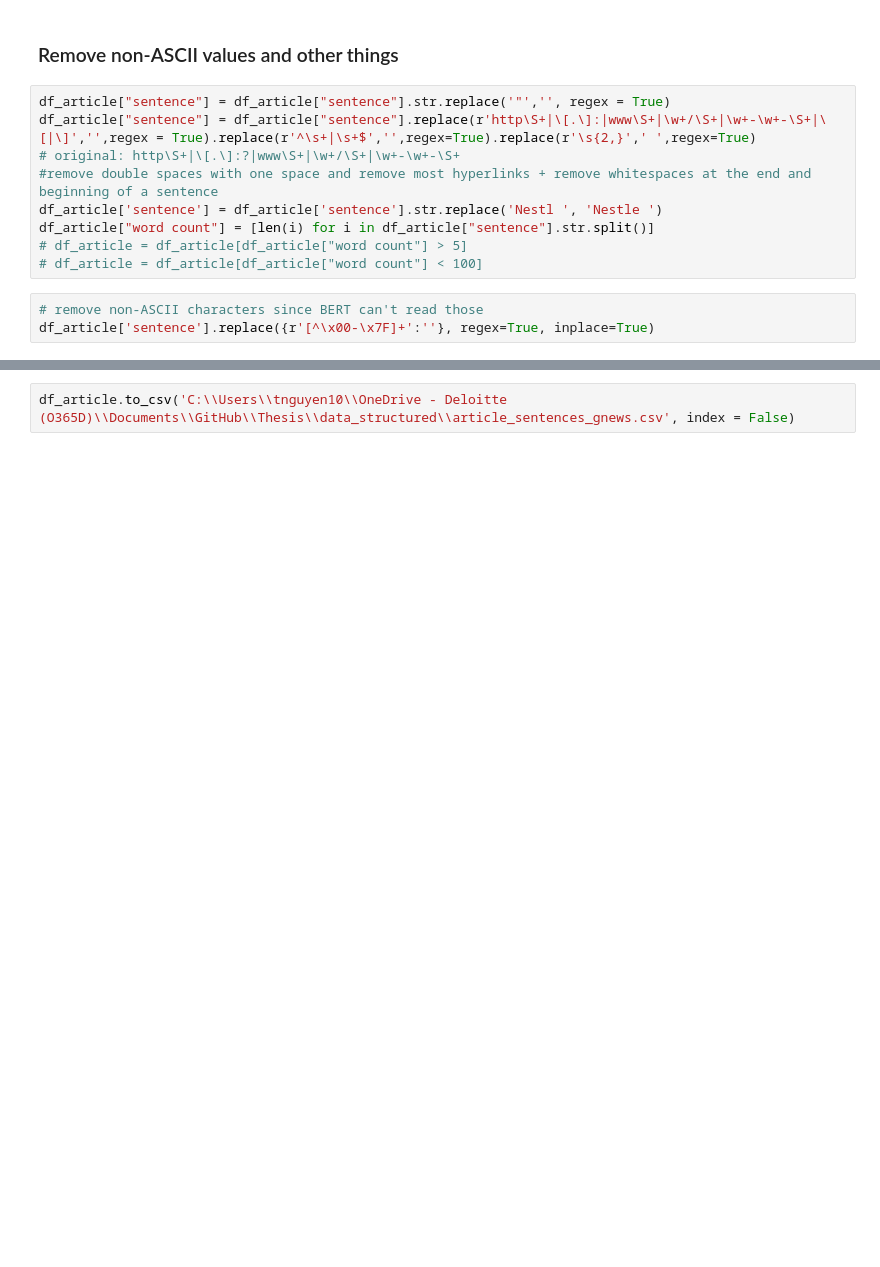
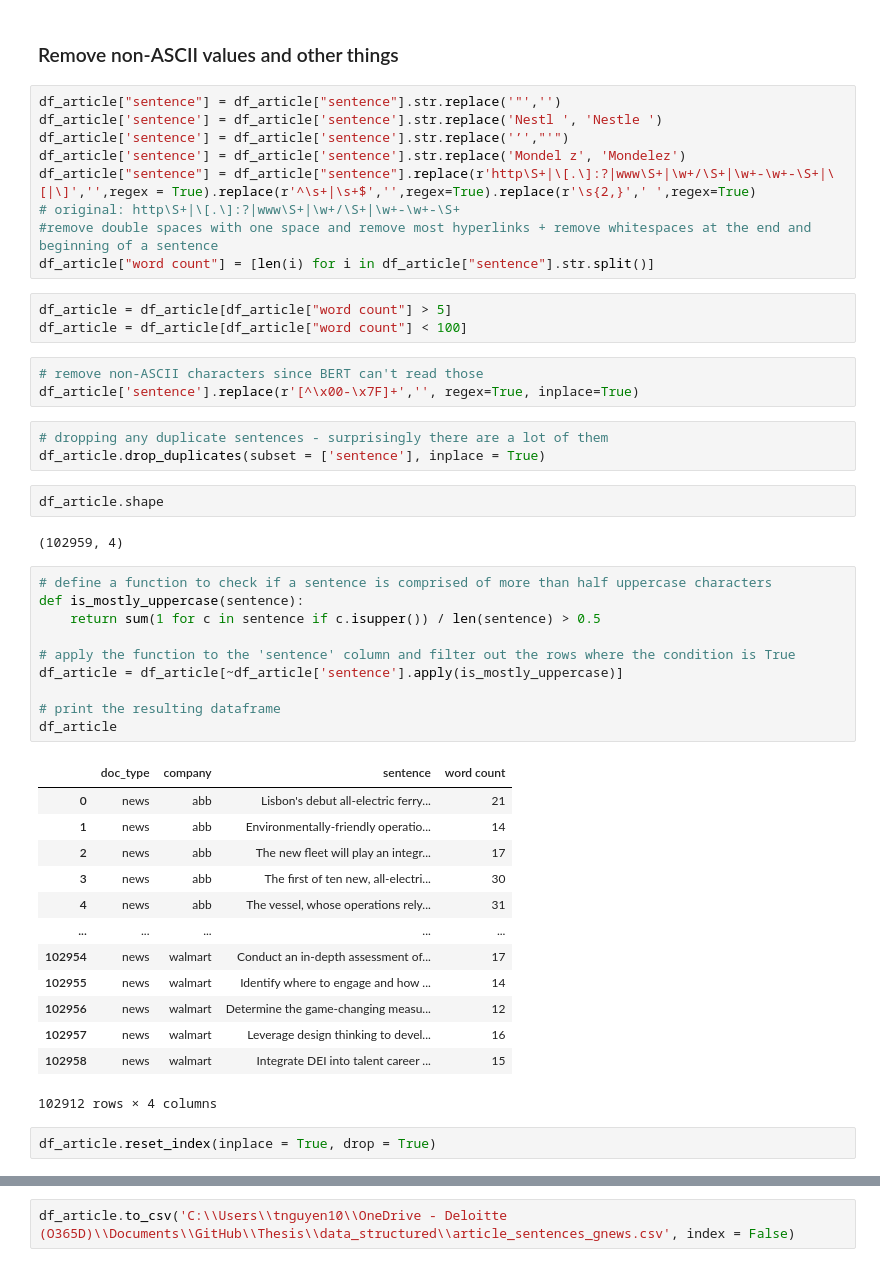
Before and after one commit to dathanh-nguyen/Thesis, a Jupyter notebook: data_pre-processing/GNews_scraping.ipynb, the cells around one changed output, grey strips where cells are left out. Saved outputs shown, nothing was run; the diff lists cells and outputs as text; blank space fills up the shorter version.

```diff
--- a/data_pre-processing/GNews_scraping.ipynb
+++ b/data_pre-processing/GNews_scraping.ipynb
@@ -659,17 +816,53 @@ In total there are 5209 articles, including the pdf ones. There are 105885 sente
 # %% [markdown]
 ### Remove non-ASCII values and other things
 # %%
-df_article["sentence"] = df_article["sentence"].str.replace('"','', regex = True)
-df_article["sentence"] = df_article["sentence"].replace(r'http\S+|\[.\]:|www\S+|\w+/\S+|\w+-\w+-\S+|\[|\]','',regex = True).replace(r'^\s+|\s+$','',regex=True).replace(r'\s{2,}',' ',regex=True)
+df_article["sentence"] = df_article["sentence"].str.replace('"','')
+df_article['sentence'] = df_article['sentence'].str.replace('Nestl ', 'Nestle ')
+df_article['sentence'] = df_article['sentence'].str.replace('’',"'")
+df_article['sentence'] = df_article['sentence'].str.replace('Mondel z', 'Mondelez')
+df_article["sentence"] = df_article["sentence"].replace(r'http\S+|\[.\]:?|www\S+|\w+/\S+|\w+-\w+-\S+|\[|\]','',regex = True).replace(r'^\s+|\s+$','',regex=True).replace(r'\s{2,}',' ',regex=True)
 # original: http\S+|\[.\]:?|www\S+|\w+/\S+|\w+-\w+-\S+
 #remove double spaces with one space and remove most hyperlinks + remove whitespaces at the end and beginning of a sentence
-df_article['sentence'] = df_article['sentence'].str.replace('Nestl ', 'Nestle ')
 df_article["word count"] = [len(i) for i in df_article["sentence"].str.split()]
-# df_article = df_article[df_article["word count"] > 5]
-# df_article = df_article[df_article["word count"] < 100]
+# %%
+df_article = df_article[df_article["word count"] > 5]
+df_article = df_article[df_article["word count"] < 100]
 # %%
 # remove non-ASCII characters since BERT can't read those
-df_article['sentence'].replace({r'[^\x00-\x7F]+':''}, regex=True, inplace=True)
+df_article['sentence'].replace(r'[^\x00-\x7F]+','', regex=True, inplace=True)
+# %%
+# dropping any duplicate sentences - surprisingly there are a lot of them
+df_article.drop_duplicates(subset = ['sentence'], inplace = True)
+# %%
+df_article.shape
+# %% [output]
+(102959, 4)
+# %%
+# define a function to check if a sentence is comprised of more than half uppercase characters
+def is_mostly_uppercase(sentence):
+    return sum(1 for c in sentence if c.isupper()) / len(sentence) > 0.5
+
+# apply the function to the 'sentence' column and filter out the rows where the condition is True
+df_article = df_article[~df_article['sentence'].apply(is_mostly_uppercase)]
+
+# print the resulting dataframe
+df_article
+# %% [output]
+|  | doc_type | company | sentence | word count |
+| 0 | news | abb | Lisbon's debut all-electric ferry... | 21 |
+| 1 | news | abb | Environmentally-friendly operatio... | 14 |
+| 2 | news | abb | The new fleet will play an integr... | 17 |
+| 3 | news | abb | The first of ten new, all-electri... | 30 |
+| 4 | news | abb | The vessel, whose operations rely... | 31 |
+| ... | ... | ... | ... | ... |
+| 102954 | news | walmart | Conduct an in-depth assessment of... | 17 |
+| 102955 | news | walmart | Identify where to engage and how ... | 14 |
+| 102956 | news | walmart | Determine the game-changing measu... | 12 |
+| 102957 | news | walmart | Leverage design thinking to devel... | 16 |
+| 102958 | news | walmart | Integrate DEI into talent career ... | 15 |
+102912 rows × 4 columns
+# %%
+df_article.reset_index(inplace = True, drop = True)
 # %%
 import matplotlib.pyplot as plt
 from matplotlib.ticker import StrMethodFormatter
```
Also changed, not shown: parts of 30 cells of this notebook, 1 other file.
